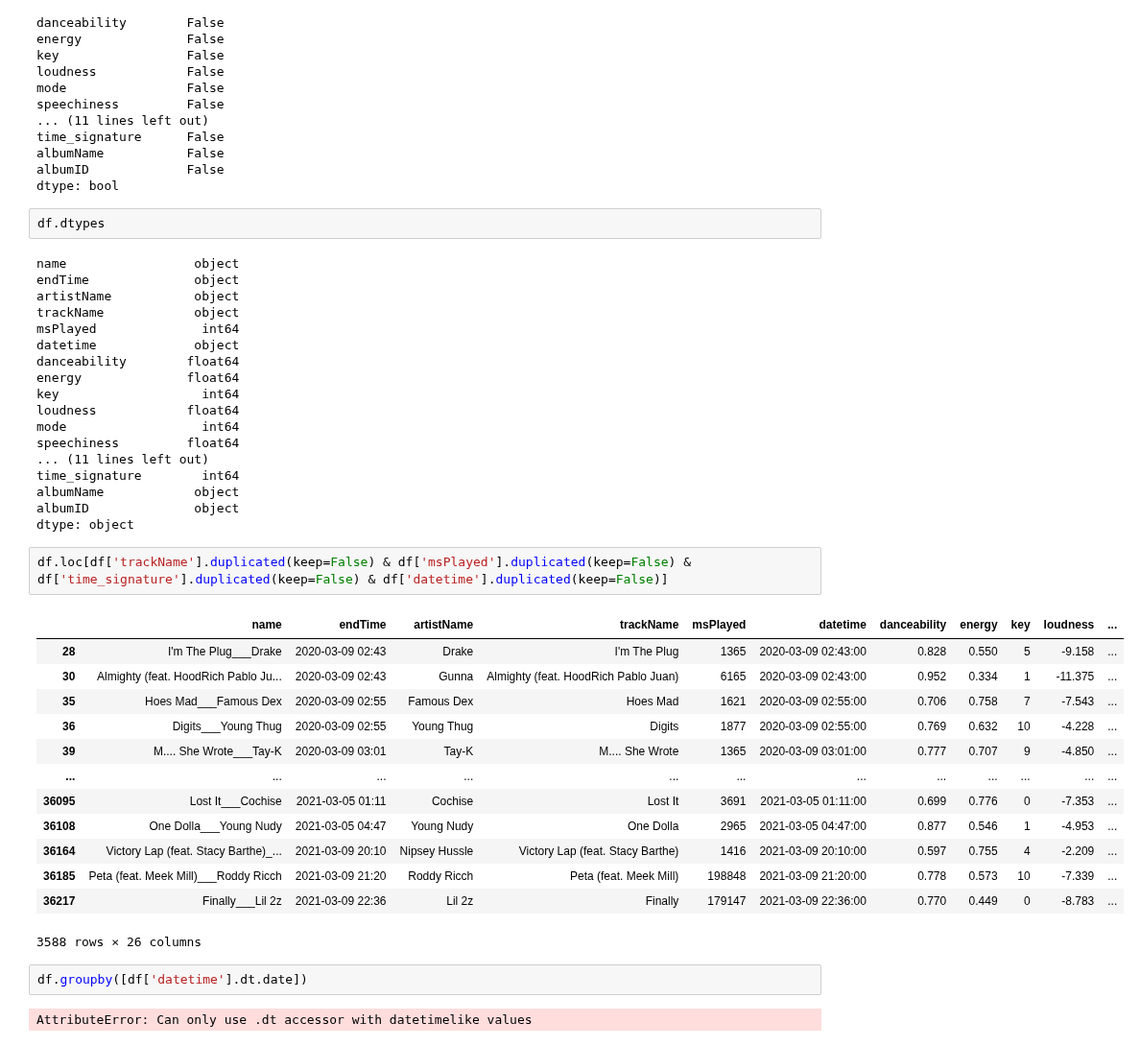
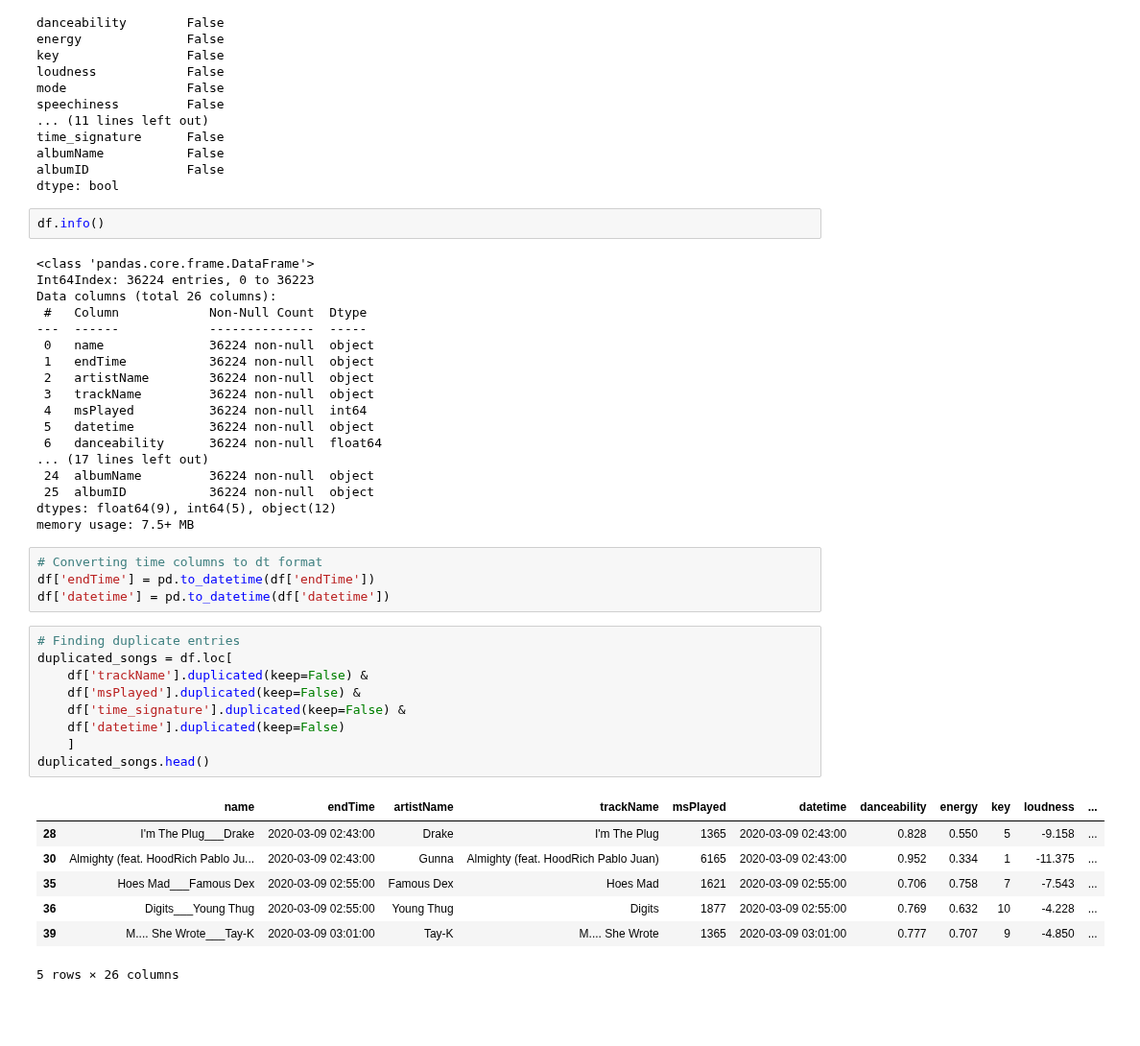
Before and after one commit to lognorman20/spotify_recommender, a Jupyter notebook: exploration.ipynb, the cells around one changed output. Shown at 96% size. Saved outputs shown, nothing was run; the diff lists cells and outputs as text; blank space fills up the shorter version.

```diff
--- a/exploration.ipynb
+++ b/exploration.ipynb
@@ -80,42 +80,43 @@ albumName           False
 albumID             False
 dtype: bool
 # %%
-df.dtypes
+df.info()
 # %% [output]
-name                 object
-endTime              object
-artistName           object
-trackName            object
-msPlayed              int64
-datetime             object
-danceability        float64
-energy              float64
-key                   int64
-loudness            float64
-mode                  int64
-speechiness         float64
-... (11 lines left out)
-time_signature        int64
-albumName            object
-albumID              object
-dtype: object
+<class 'pandas.core.frame.DataFrame'>
+Int64Index: 36224 entries, 0 to 36223
+Data columns (total 26 columns):
+ #   Column            Non-Null Count  Dtype
+---  ------            --------------  -----
+ 0   name              36224 non-null  object
+ 1   endTime           36224 non-null  object
+ 2   artistName        36224 non-null  object
+ 3   trackName         36224 non-null  object
+ 4   msPlayed          36224 non-null  int64
+ 5   datetime          36224 non-null  object
+ 6   danceability      36224 non-null  float64
+... (17 lines left out)
+ 24  albumName         36224 non-null  object
+ 25  albumID           36224 non-null  object
+dtypes: float64(9), int64(5), object(12)
+memory usage: 7.5+ MB
+# %%
+# Converting time columns to dt format
+df['endTime'] = pd.to_datetime(df['endTime'])
+df['datetime'] = pd.to_datetime(df['datetime'])
 # %%
-df.loc[df['trackName'].duplicated(keep=False) & df['msPlayed'].duplicated(keep=False) & df['time_signature'].duplicated(keep=False) & df['datetime'].duplicated(keep=False)]
+# Finding duplicate entries
+duplicated_songs = df.loc[
+    df['trackName'].duplicated(keep=False) &
+    df['msPlayed'].duplicated(keep=False) &
+    df['time_signature'].duplicated(keep=False) &
+    df['datetime'].duplicated(keep=False)
+    ]
+duplicated_songs.head()
 # %% [output]
 |  | name | endTime | artistName | trackName | msPlayed | datetime | danceability | energy | key | loudness | ... |
-| 28 | I'm The Plug___Drake | 2020-03-09 02:43 | Drake | I'm The Plug | 1365 | 2020-03-09 02:43:00 | 0.828 | 0.550 | 5 | -9.158 | ... |
-| 30 | Almighty (feat. HoodRich Pablo Ju... | 2020-03-09 02:43 | Gunna | Almighty (feat. HoodRich Pablo Juan) | 6165 | 2020-03-09 02:43:00 | 0.952 | 0.334 | 1 | -11.375 | ... |
-| 35 | Hoes Mad___Famous Dex | 2020-03-09 02:55 | Famous Dex | Hoes Mad | 1621 | 2020-03-09 02:55:00 | 0.706 | 0.758 | 7 | -7.543 | ... |
-| 36 | Digits___Young Thug | 2020-03-09 02:55 | Young Thug | Digits | 1877 | 2020-03-09 02:55:00 | 0.769 | 0.632 | 10 | -4.228 | ... |
-| 39 | M.... She Wrote___Tay-K | 2020-03-09 03:01 | Tay-K | M.... She Wrote | 1365 | 2020-03-09 03:01:00 | 0.777 | 0.707 | 9 | -4.850 | ... |
-| ... | ... | ... | ... | ... | ... | ... | ... | ... | ... | ... | ... |
-| 36095 | Lost It___Cochise | 2021-03-05 01:11 | Cochise | Lost It | 3691 | 2021-03-05 01:11:00 | 0.699 | 0.776 | 0 | -7.353 | ... |
-| 36108 | One Dolla___Young Nudy | 2021-03-05 04:47 | Young Nudy | One Dolla | 2965 | 2021-03-05 04:47:00 | 0.877 | 0.546 | 1 | -4.953 | ... |
-| 36164 | Victory Lap (feat. Stacy Barthe)_... | 2021-03-09 20:10 | Nipsey Hussle | Victory Lap (feat. Stacy Barthe) | 1416 | 2021-03-09 20:10:00 | 0.597 | 0.755 | 4 | -2.209 | ... |
-| 36185 | Peta (feat. Meek Mill)___Roddy Ricch | 2021-03-09 21:20 | Roddy Ricch | Peta (feat. Meek Mill) | 198848 | 2021-03-09 21:20:00 | 0.778 | 0.573 | 10 | -7.339 | ... |
-| 36217 | Finally___Lil 2z | 2021-03-09 22:36 | Lil 2z | Finally | 179147 | 2021-03-09 22:36:00 | 0.770 | 0.449 | 0 | -8.783 | ... |
+| 28 | I'm The Plug___Drake | 2020-03-09 02:43:00 | Drake | I'm The Plug | 1365 | 2020-03-09 02:43:00 | 0.828 | 0.550 | 5 | -9.158 | ... |
+| 30 | Almighty (feat. HoodRich Pablo Ju... | 2020-03-09 02:43:00 | Gunna | Almighty (feat. HoodRich Pablo Juan) | 6165 | 2020-03-09 02:43:00 | 0.952 | 0.334 | 1 | -11.375 | ... |
+| 35 | Hoes Mad___Famous Dex | 2020-03-09 02:55:00 | Famous Dex | Hoes Mad | 1621 | 2020-03-09 02:55:00 | 0.706 | 0.758 | 7 | -7.543 | ... |
+| 36 | Digits___Young Thug | 2020-03-09 02:55:00 | Young Thug | Digits | 1877 | 2020-03-09 02:55:00 | 0.769 | 0.632 | 10 | -4.228 | ... |
+| 39 | M.... She Wrote___Tay-K | 2020-03-09 03:01:00 | Tay-K | M.... She Wrote | 1365 | 2020-03-09 03:01:00 | 0.777 | 0.707 | 9 | -4.850 | ... |
-3588 rows × 26 columns
+5 rows × 26 columns
-# %%
-df.groupby([df['datetime'].dt.date])
-# %% [output]
-AttributeError: Can only use .dt accessor with datetimelike values
```
Also changed, not shown: parts of 3 cells of this notebook.
